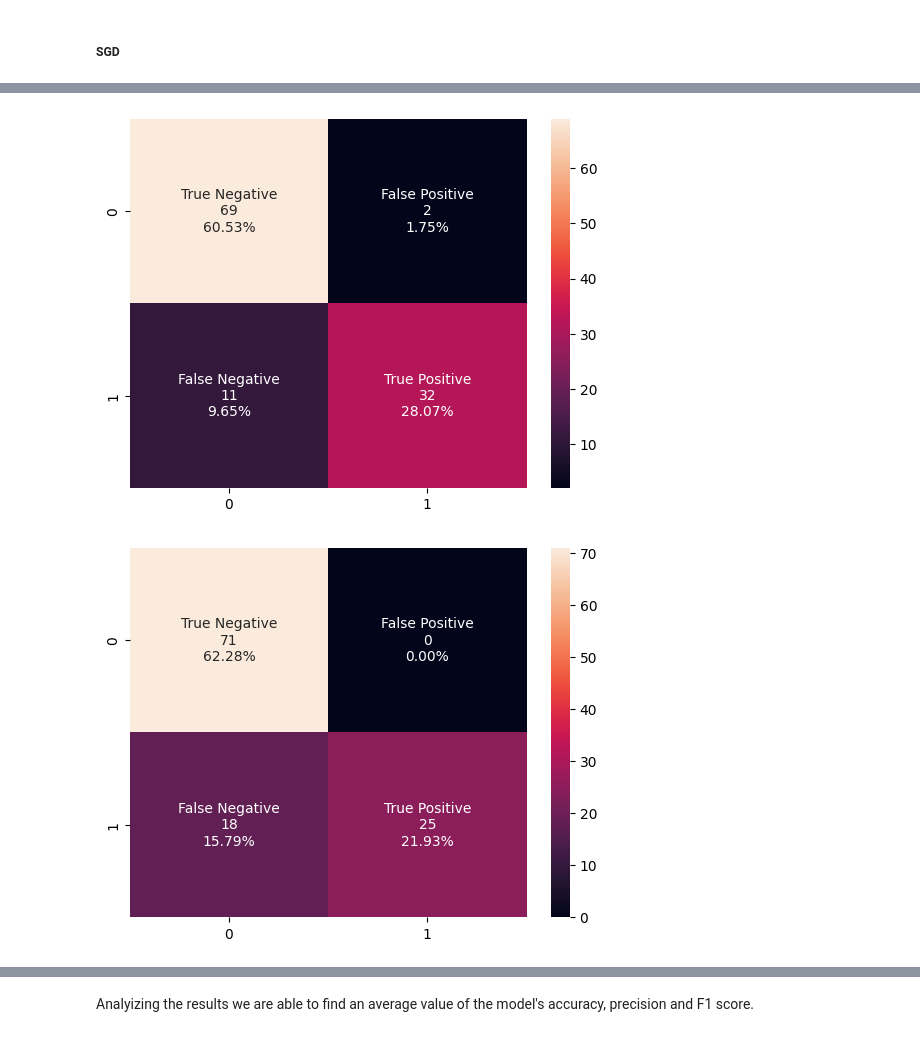
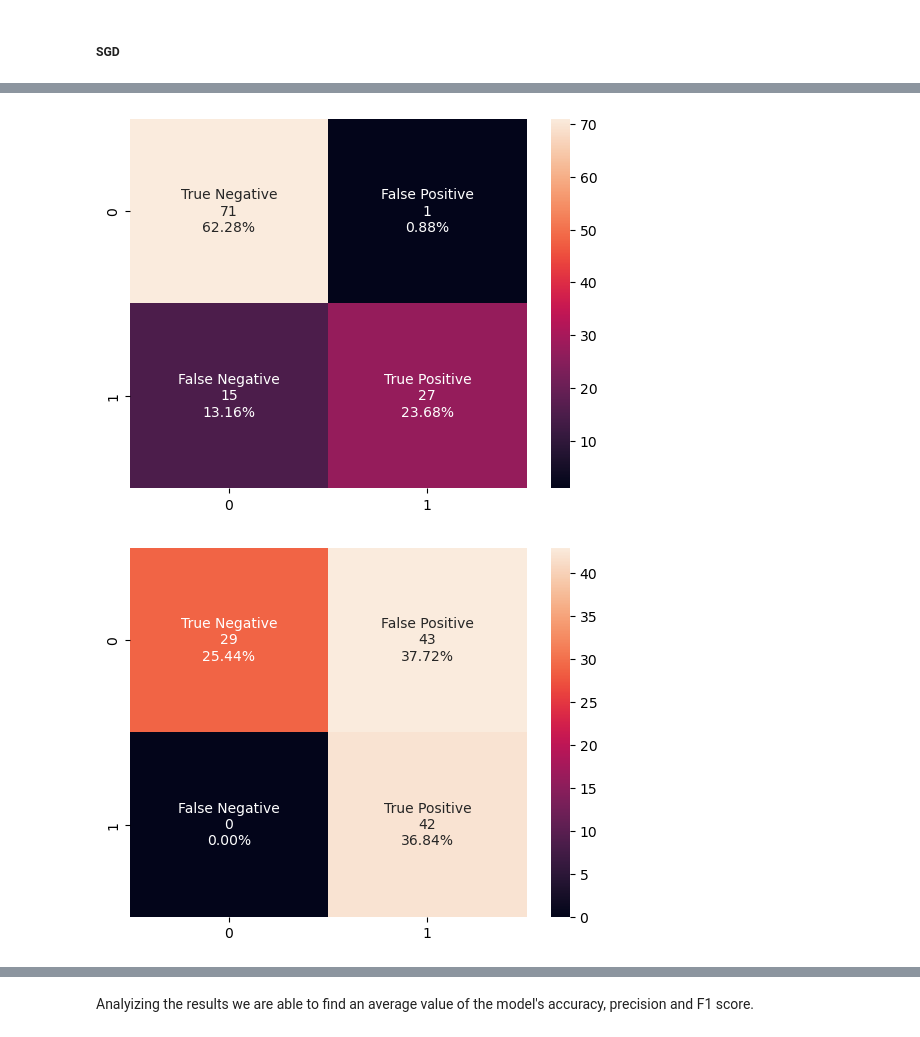
Before and after one commit to matiasfreitas/IA_Project_2, a Jupyter notebook: main.ipynb, the cells around one changed output, grey strips where cells are left out. Drawn from its saved outputs; the diff is of its cells as text; code cells hidden in the pictures.

Commit message:
Using StratifiedKFold instead of KFold, fixed import ordering

```diff
--- a/main.ipynb
+++ b/main.ipynb
@@ -240,7 +239,7 @@ from matplotlib import pyplot as plt
 from sklearn.linear_model import LogisticRegression
 
 # Setup KFold and model
-kf = KFold(n_splits=5, shuffle = True, random_state = 42)
+kf = StratifiedKFold(n_splits=5, shuffle = True, random_state = 42)
 model = LogisticRegression(solver='liblinear', random_state=42)
 
 # Separate into features (X) and target (Y)
@@ -253,7 +252,7 @@ f1_list = []
 precision_list = []
 
 # Split the file into training and testing sets
-for train_index, test_index in kf.split(file):
+for train_index, test_index in kf.split(file, Y_file):
 
     # Set the length of nCounts
     if len(y_nCounts) != len(test_index) and len(y_nCounts) != len(test_index)+1:
@@ -343,7 +342,7 @@ Average F1: 0.9295750962206257
 # %%
 from sklearn.naive_bayes import GaussianNB
 
-kf = KFold(n_splits=5, shuffle = True, random_state = 42)
+kf = StratifiedKFold(n_splits=5, shuffle = True, random_state = 42)
 model = GaussianNB()
 
 X_file, Y_file = file.drop("diagnosis", axis=1), file["diagnosis"]
@@ -353,7 +352,7 @@ accuracy_list = []
 f1_list = []
 precision_list = []
 
-for train_index, test_index in kf.split(file):
+for train_index, test_index in kf.split(file, Y_file):
 
     if len(y_nCounts) != len(test_index) and len(y_nCounts) != len(test_index)+1:
         print(y_nCounts)
@@ -441,7 +440,7 @@ Average F1: 0.9146157456708913
 # %%
 from sklearn.linear_model import SGDClassifier
 
-kf = KFold(n_splits=5, shuffle = True, random_state = 42)
+kf = StratifiedKFold(n_splits=5, shuffle = True, random_state = 42)
 model = SGDClassifier(loss = "modified_huber", shuffle = True, random_state = 42)
 
 X_file, Y_file = file.drop("diagnosis", axis=1), file["diagnosis"]
@@ -451,7 +450,7 @@ accuracy_list = []
 f1_list = []
 precision_list = []
 
-for train_index, test_index in kf.split(file):
+for train_index, test_index in kf.split(file, Y_file):
 
     if len(y_nCounts) != len(test_index) and len(y_nCounts) != len(test_index)+1:
         print(y_nCounts)
@@ -473,6 +472,7 @@ for train_index, test_index in kf.split(file):
     else "False No Cancer" if y_pred == 0
     else "False Cancer"
                   for y_pred, y_real in zip(y_prediction, y_test) ]
+    print(y_corrects)
 
     accuracy_list.append(accuracy_score(y_prediction, y_test))
     precision_list.append(precision_score(y_prediction, y_test))
@@ -513,2 +513,2 @@ weighted avg       0.89      0.86      0.85       113
-[figure, old version]
+[figure, new version]
-[figure, old version]
+[figure, new version]
```
Also changed, not shown: parts of 18 cells of this notebook.
